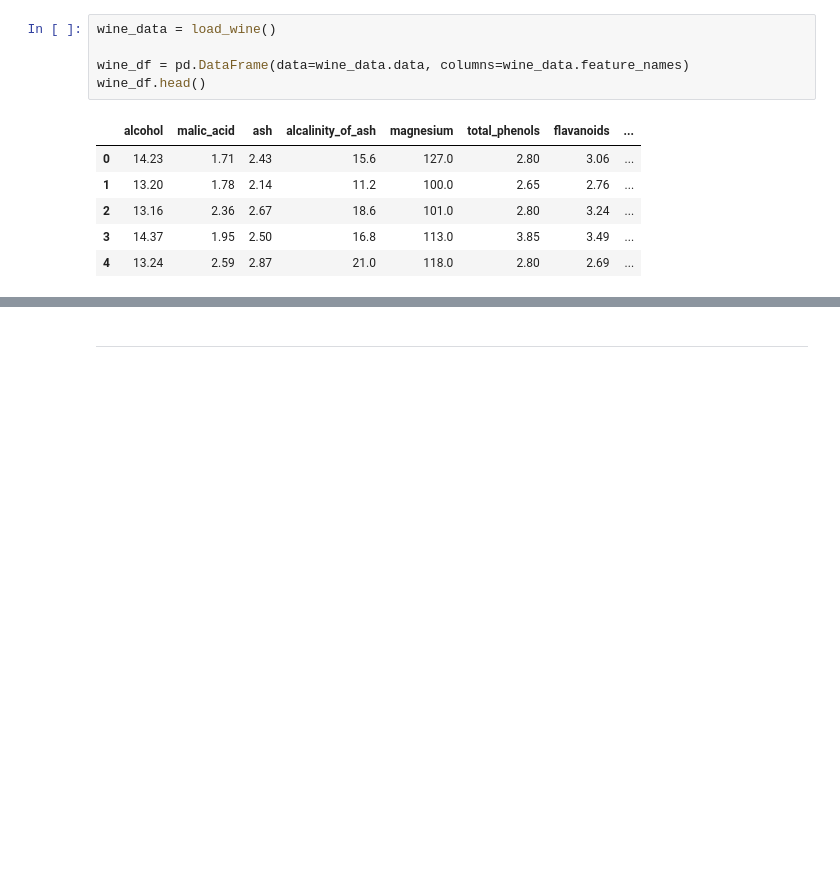
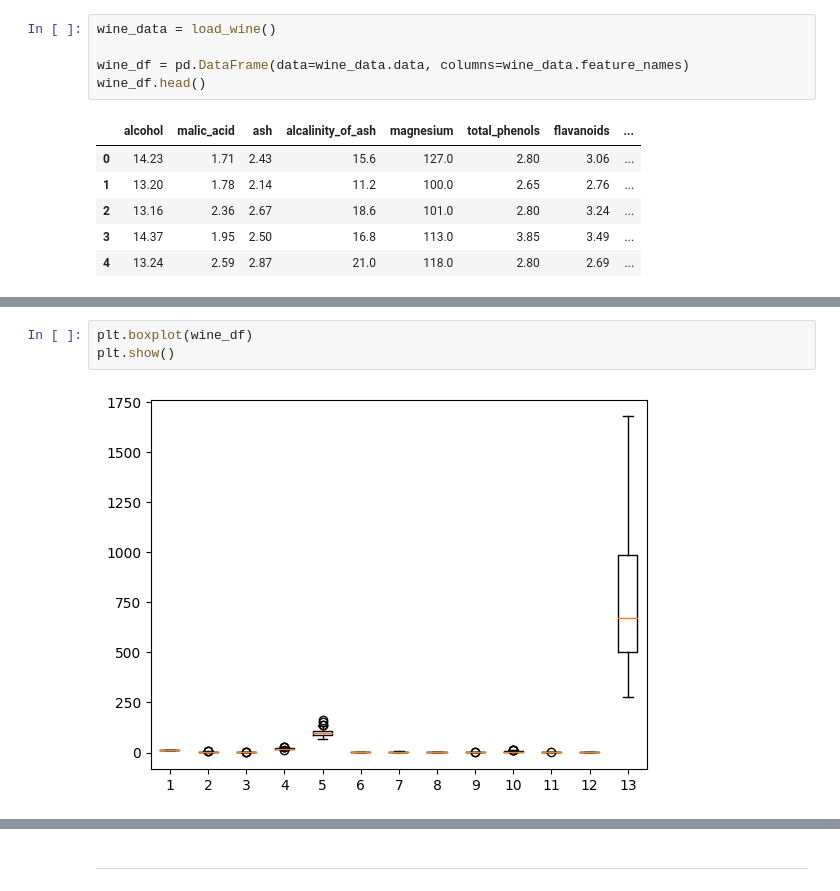
Before and after one commit to ilyes-chabab/philomathia, a Jupyter notebook: Philomathia.ipynb, the cells around one changed output, grey strips where cells are left out. Drawn from its saved outputs; the diff is of its cells as text; blank space fills up the shorter version.

```diff
--- a/Philomathia.ipynb
+++ b/Philomathia.ipynb
@@ -737,0 +799,5 @@ wine_df.head()
+# %%
+plt.boxplot(wine_df)
+plt.show()
+# %% [output]
+[figure, added]
```
Also changed, not shown: parts of 32 cells of this notebook.
